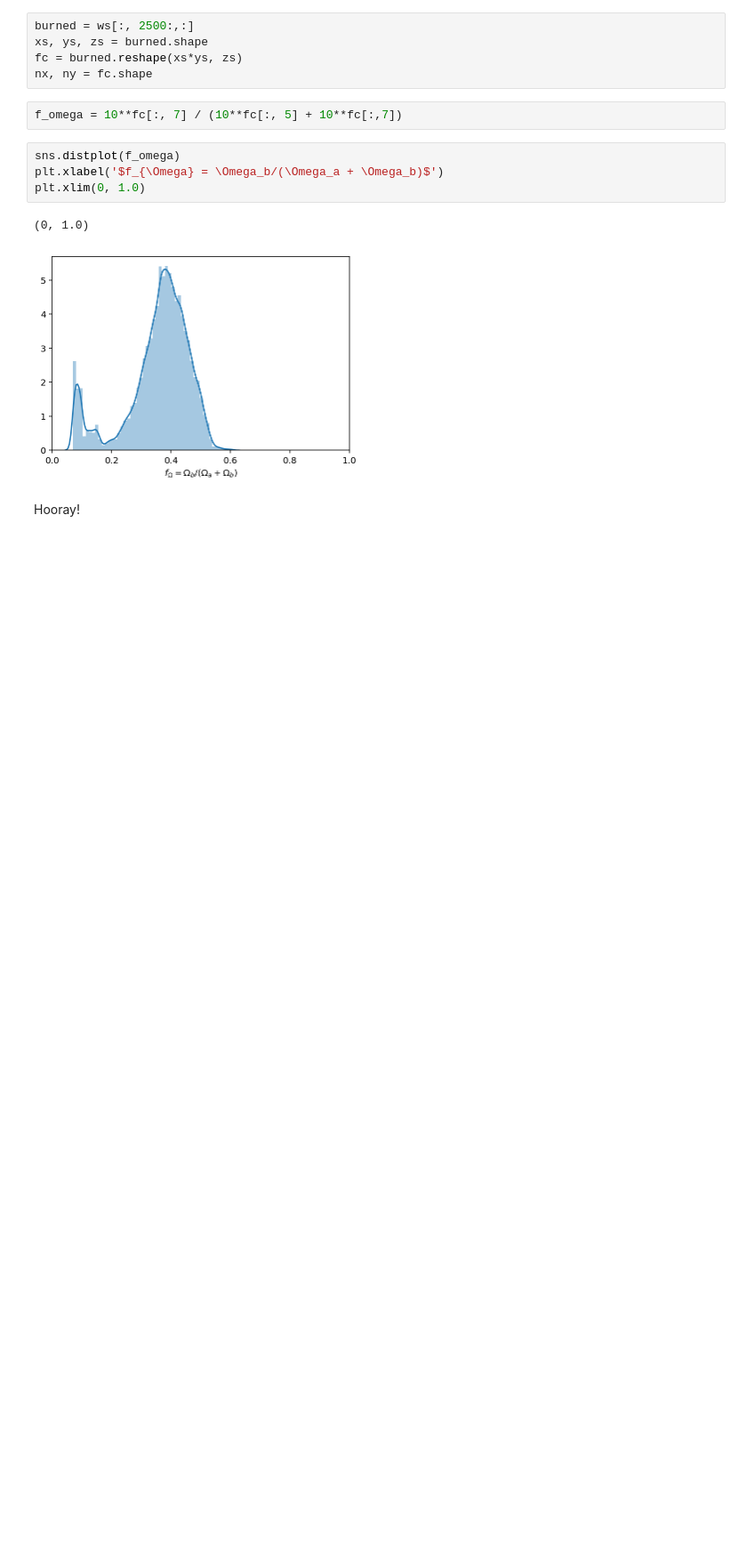
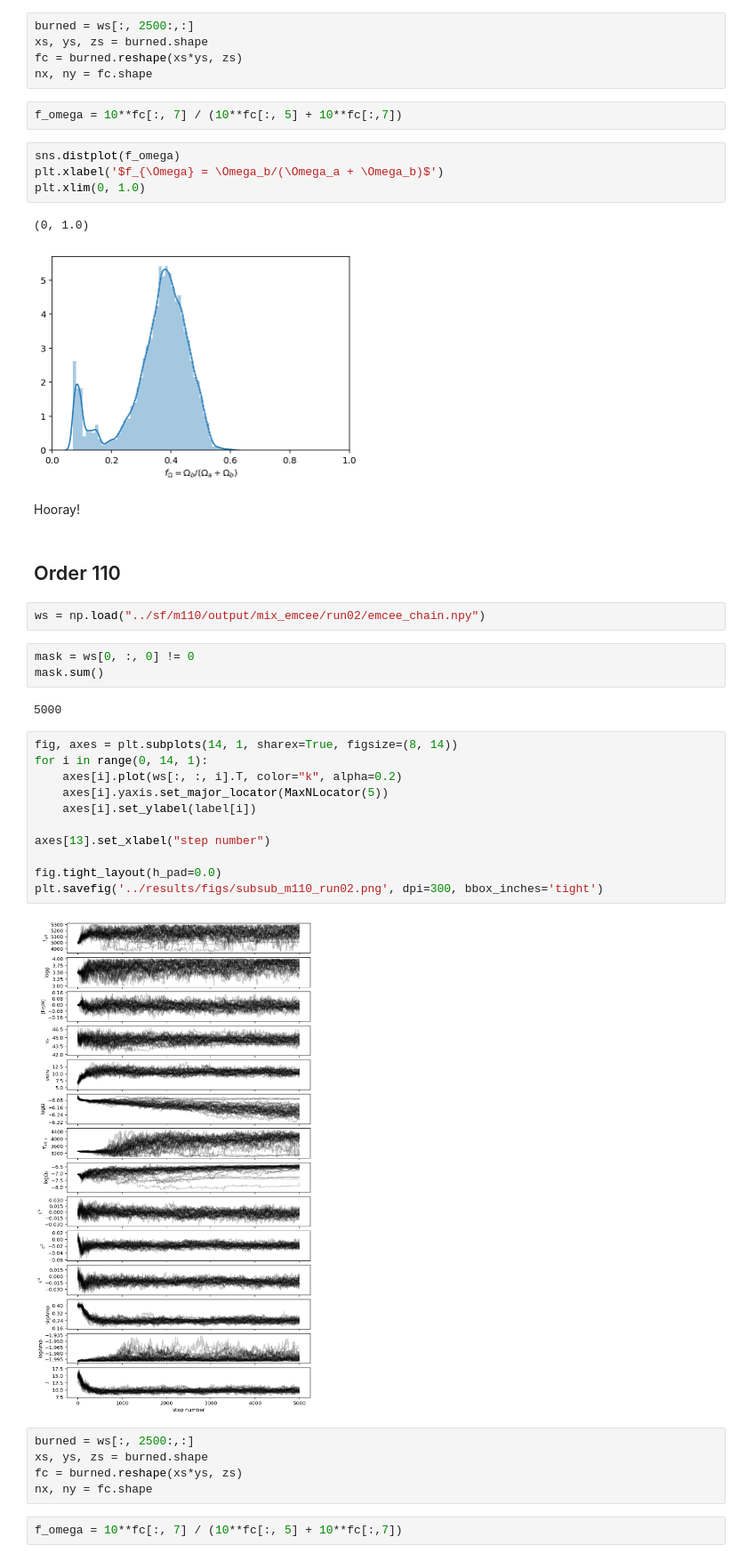
Before and after one commit to BrownDwarf/subsub, a Jupyter notebook: notebooks/checking_results_run02.ipynb, the cells around one changed output. Shown at 89% size. Cells and saved outputs as stored; diff of their text form; blank space fills up the shorter version.

Commit message:
Update run02 results with order 110

```diff
--- a/notebooks/checking_results_run02.ipynb
+++ b/notebooks/checking_results_run02.ipynb
@@ -52,3 +52,32 @@ plt.xlim(0, 1.0)
 [figure]
 # %% [markdown]
 Hooray!
+# %% [markdown]
+## Order 110
+# %%
+ws = np.load("../sf/m110/output/mix_emcee/run02/emcee_chain.npy")
+# %%
+mask = ws[0, :, 0] != 0
+mask.sum()
+# %% [output]
+5000
+# %%
+fig, axes = plt.subplots(14, 1, sharex=True, figsize=(8, 14))
+for i in range(0, 14, 1):
+    axes[i].plot(ws[:, :, i].T, color="k", alpha=0.2)
+    axes[i].yaxis.set_major_locator(MaxNLocator(5))
+    axes[i].set_ylabel(label[i])
+
+axes[13].set_xlabel("step number")
+
+fig.tight_layout(h_pad=0.0)
+plt.savefig('../results/figs/subsub_m110_run02.png', dpi=300, bbox_inches='tight')
+# %% [output]
+[figure, added]
+# %%
+burned = ws[:, 2500:,:]
+xs, ys, zs = burned.shape
+fc = burned.reshape(xs*ys, zs)
+nx, ny = fc.shape
+# %%
+f_omega = 10**fc[:, 7] / (10**fc[:, 5] + 10**fc[:,7])
```
Also changed, not shown: parts of 1 cell of this notebook.
